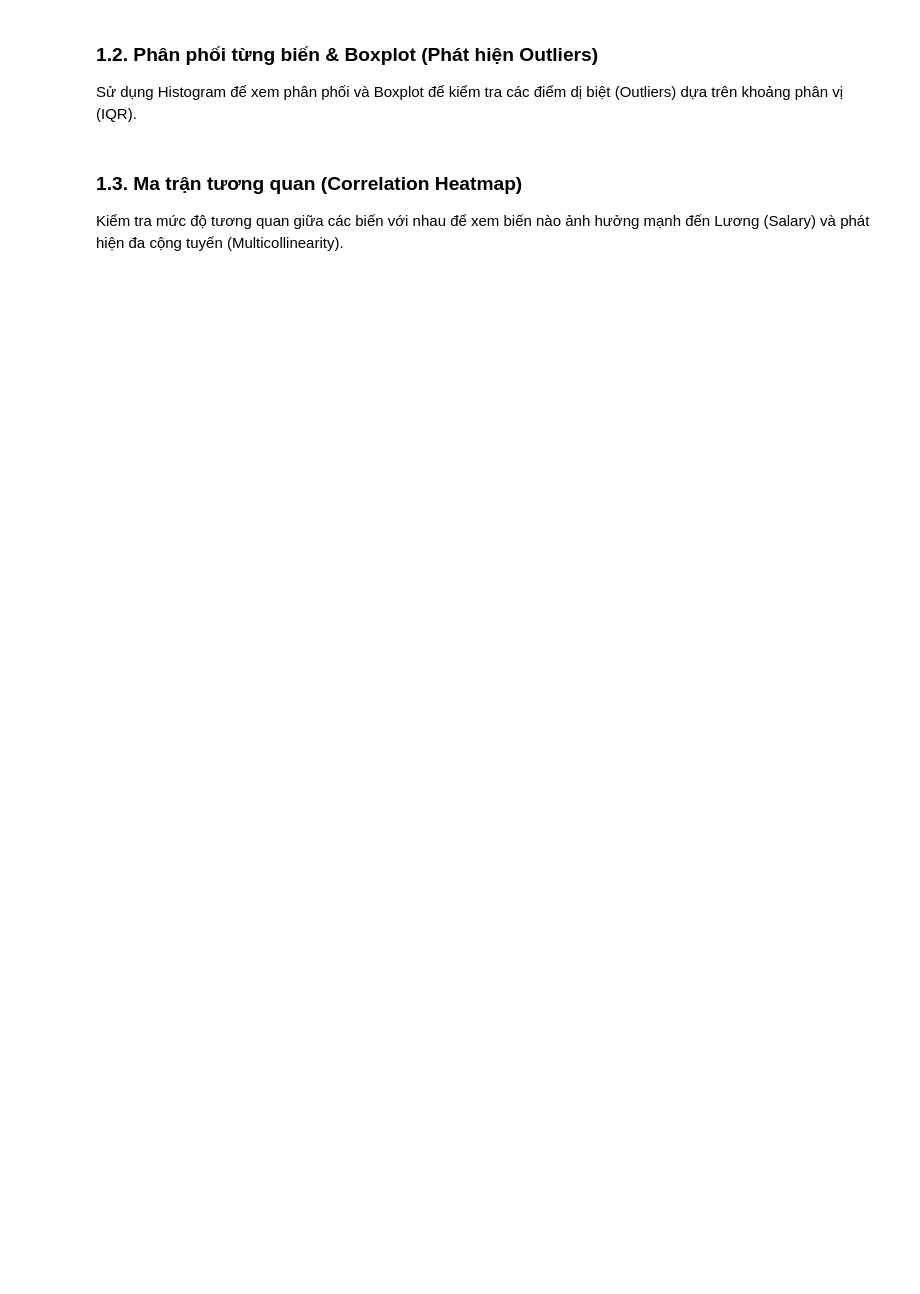
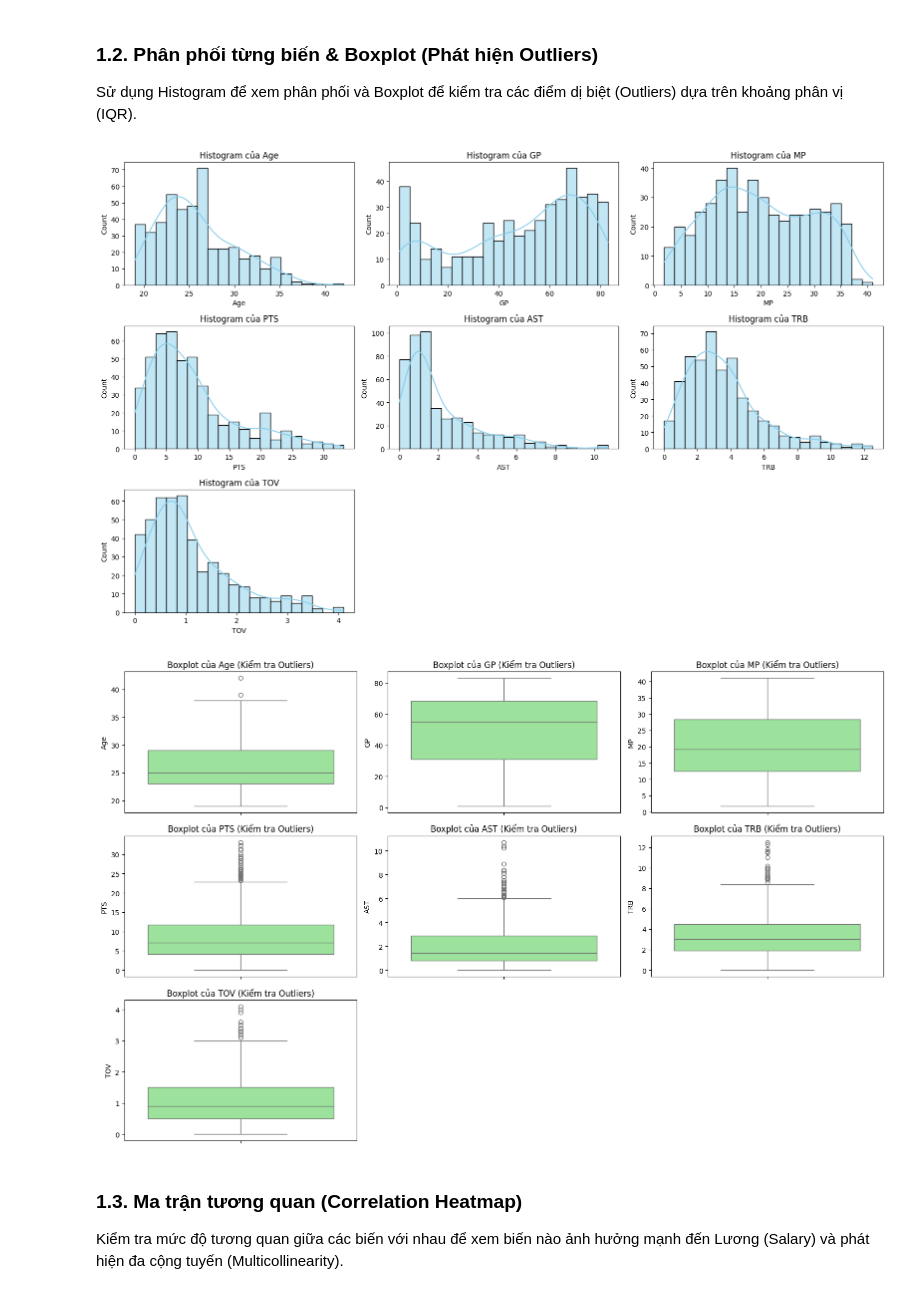
Before and after one commit to NTBao-coder/Data-Fitting, a Jupyter notebook: part2_notebook.ipynb, the cells around one changed output. Drawn from its saved outputs; the diff is of its cells as text; code cells hidden in the pictures; blank space fills up the shorter version.

```diff
--- a/part2_notebook.ipynb
+++ b/part2_notebook.ipynb
@@ -54,25 +77,28 @@ display(df.describe())
 Sử dụng Histogram để xem phân phối và Boxplot để kiểm tra các điểm dị biệt (Outliers) dựa trên khoảng phân vị (IQR).
 # %%
 # Lấy các cột số (features thi đấu) để phân tích
-numeric_cols = ['AGE', 'GP', 'MIN', 'PTS', 'AST', 'REB', 'TOV']
+numeric_cols = ['Age', 'GP', 'MP', 'PTS', 'AST', 'TRB', 'TOV']
 
 # Vẽ Histogram
 plt.figure(figsize=(16, 10))
 for i, col in enumerate(numeric_cols, 1):
     plt.subplot(3, 3, i)
     sns.histplot(df[col], kde=True, bins=20, color='skyblue')
     plt.title(f'Histogram của {col}')
 plt.tight_layout()
 plt.show()
 
 # Vẽ Boxplot
 plt.figure(figsize=(16, 10))
 for i, col in enumerate(numeric_cols, 1):
     plt.subplot(3, 3, i)
     sns.boxplot(y=df[col], color='lightgreen')
     plt.title(f'Boxplot của {col} (Kiểm tra Outliers)')
 plt.tight_layout()
 plt.show()
+# %% [output]
+[figure, added]
+[figure, added]
 # %% [markdown]
 ### 1.3. Ma trận tương quan (Correlation Heatmap)
 Kiểm tra mức độ tương quan giữa các biến với nhau để xem biến nào ảnh hưởng mạnh đến Lương (Salary) và phát hiện đa cộng tuyến (Multicollinearity).
```
Also changed, not shown: parts of 8 cells of this notebook, 8 other files.
